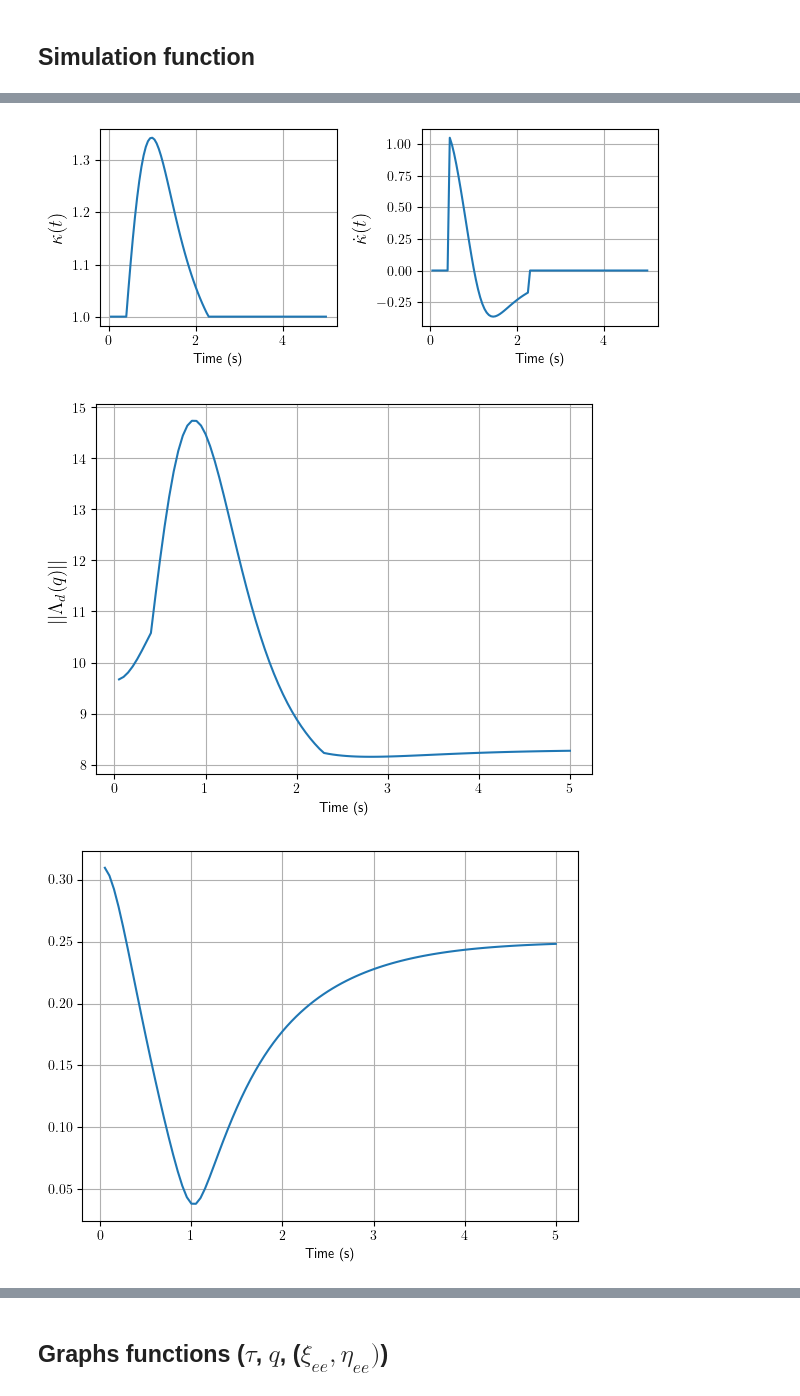
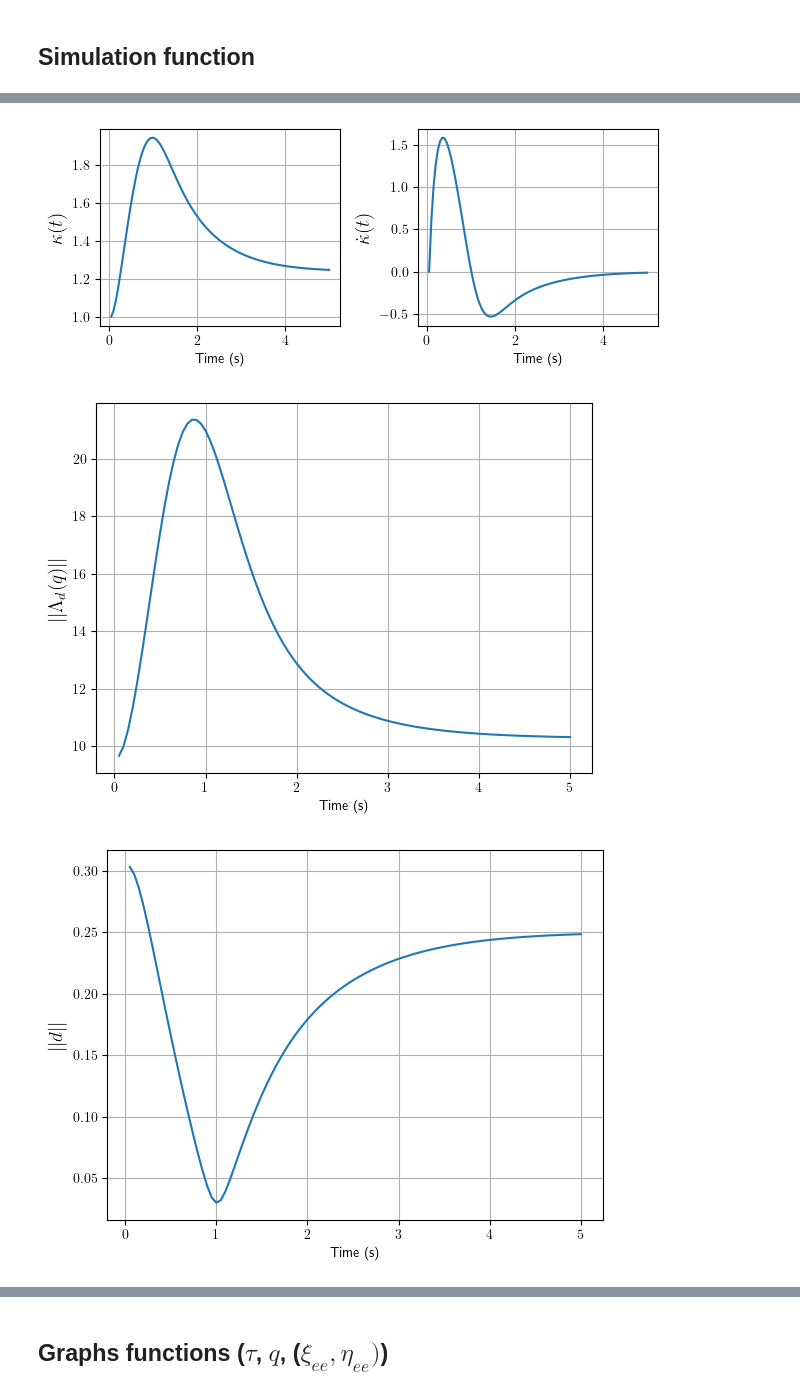
Before and after one commit to Betancourt20/Pinocchio_examples, a Jupyter notebook: JacoKinova/TaskSpaceControl_Analysis.ipynb, the cells around one changed output, grey strips where cells are left out. Cells and saved outputs as stored; diff of their text form; code cells hidden in the pictures.

```diff
--- a/JacoKinova/TaskSpaceControl_Analysis.ipynb
+++ b/JacoKinova/TaskSpaceControl_Analysis.ipynb
@@ -124,7 +125,7 @@ def run_robot():
     OM_act=data.oMf[model.getFrameId("j2s6s200_end_effector")]
     #print(OM_act.translation)
     kappa = 1
-    d_bar = 0.2
+    d_bar = 0.3
     # Control variables
     nuvs = 5
     kvs = np.array([nuvs, nuvs, nuvs, nuvs, nuvs, nuvs])
@@ -157,13 +158,18 @@ def run_robot():
     oMdes = pin.SE3(OM_act.rotation,np.array([-0.18478977, -0.5, 0.4]))  # pin.SE3(OM_act.rotation,OM_act.translation) #
 
     viz.viewer['world/ball'].set_object(g.Sphere(0.03),
-                                    meshcat_material(*[0.4, 0.5,0.1, .5]))
+                                    meshcat_material(*[0.4, 0.5,0.1, 1]))
     viz.viewer['world/ball'].set_transform(tf.translation_matrix([oMdes.translation[0]*-1,
                                                                   oMdes.translation[1]*-1, oMdes.translation[2]]))
 
     viz.viewer['world/obs'].set_object(g.Sphere(0.03),
-                                    meshcat_material(*[1, 1, 1, .5]))
+                                    meshcat_material(*[1, 0.16, 0.12, 1]))
     viz.viewer['world/obs'].set_transform(tf.translation_matrix([xo*-1, yo*-1, zo]))
+
+    viz.viewer['world/ball0'].set_object(g.Sphere(0.03),
+                                    meshcat_material(*[0.1, 0.5, 1, 1]))
+    viz.viewer['world/ball0'].set_transform(tf.translation_matrix([OM_act.translation[0]*-1,
+                                                                  OM_act.translation[1]*-1, OM_act.translation[2]]))
 
     for k in range(N):
         t += dt
@@ -194,16 +200,16 @@ def run_robot():
             dJ_dqn[i,:,:] = dJ_dqn[i]*qdot_max[i]
         P_o = np.array([xo,yo,zo])
         d = P_o.T - pos.T
-        dir_obs = d/norm(d)
+        #dir_obs = P_o@ d/norm(d)
         #print(dir_obs)
         Zeta = norm(sum(dJ_dqn)@Al_inv)*abs(kappa)
 
-        if (dir_obs.any()>0) and (norm(d) <= d_bar):
+        if (norm(d) <= d_bar):
             Dkappa =  Zeta*np.tanh(alpha*d.T@(Jbl@qdot))
         else:
             Dkappa = 0
 
-        if (dir_obs.any()>0) and (norm(d) <= d_bar):
+        if (norm(d) <= d_bar):
             kappa = kappa + Dkappa*dt
         else:
             kappa = 1
@@ -286,7 +292,7 @@ plt.grid(True)
 fig.tight_layout()
 plt.show()
 # %% [output]
-[figure, old version]
+[figure, new version]
 # %%
 fig, ax = plt.subplots()
 #ax = plt.subplot(3, 2, 1)
@@ -297,17 +303,17 @@ ax.set_xlabel('Time (s)')
 plt.grid(True)
 plt.show()
 # %% [output]
-[figure, old version]
+[figure, new version]
 # %%
 fig, ax = plt.subplots()
 #ax = plt.subplot(3, 2, 1)
 plt.plot(t_list, d)
+ax.set_ylabel(r"$ ||d|| $", fontsize = 14)
 ax.set_xlabel('Time (s)')
-
 plt.grid(True)
 plt.show()
 # %% [output]
-[figure, old version]
+[figure, new version]
 # %%
 fig, ax = plt.subplots()
 #ax = plt.subplot(3, 2, 1)
```
Also changed, not shown: parts of 3 cells of this notebook.
